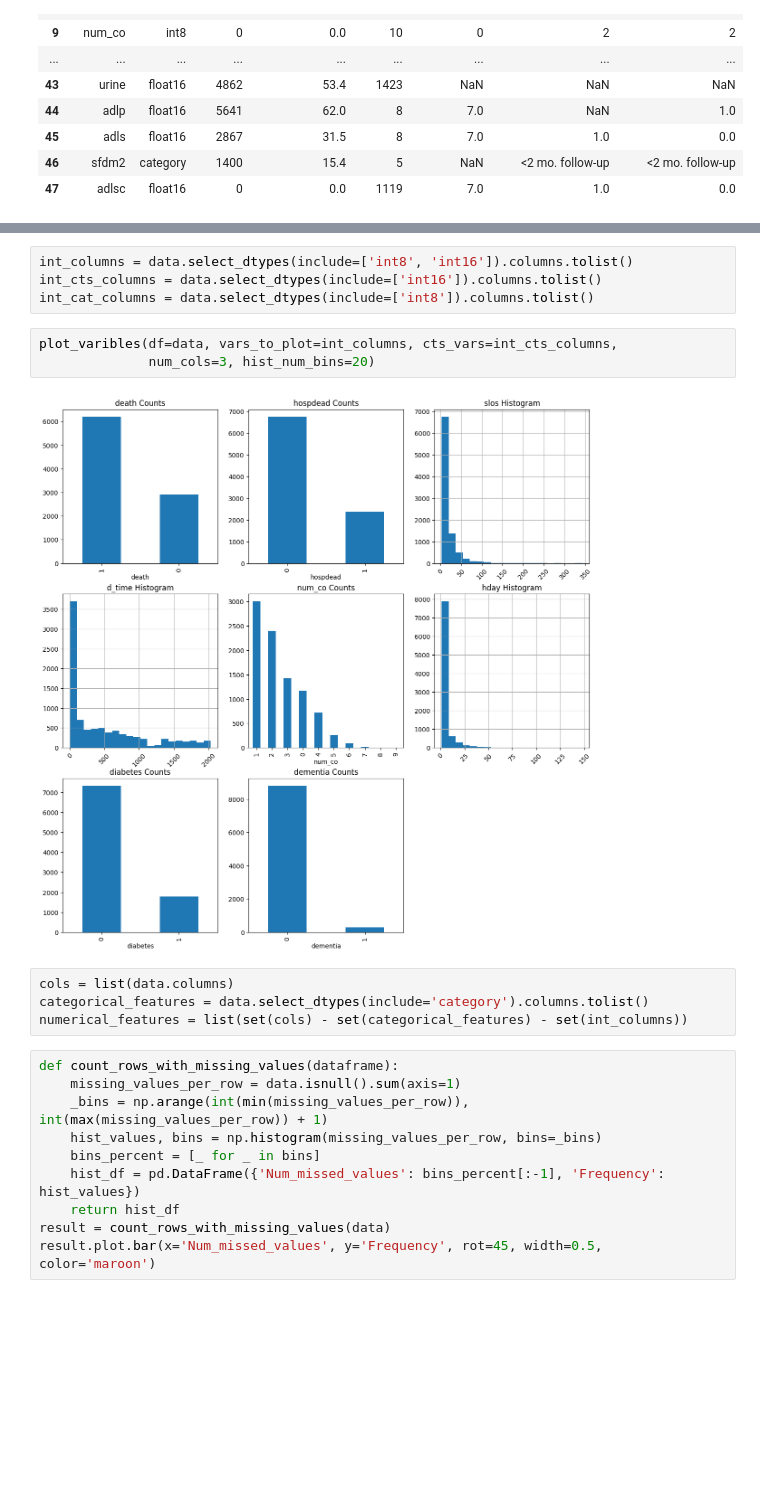
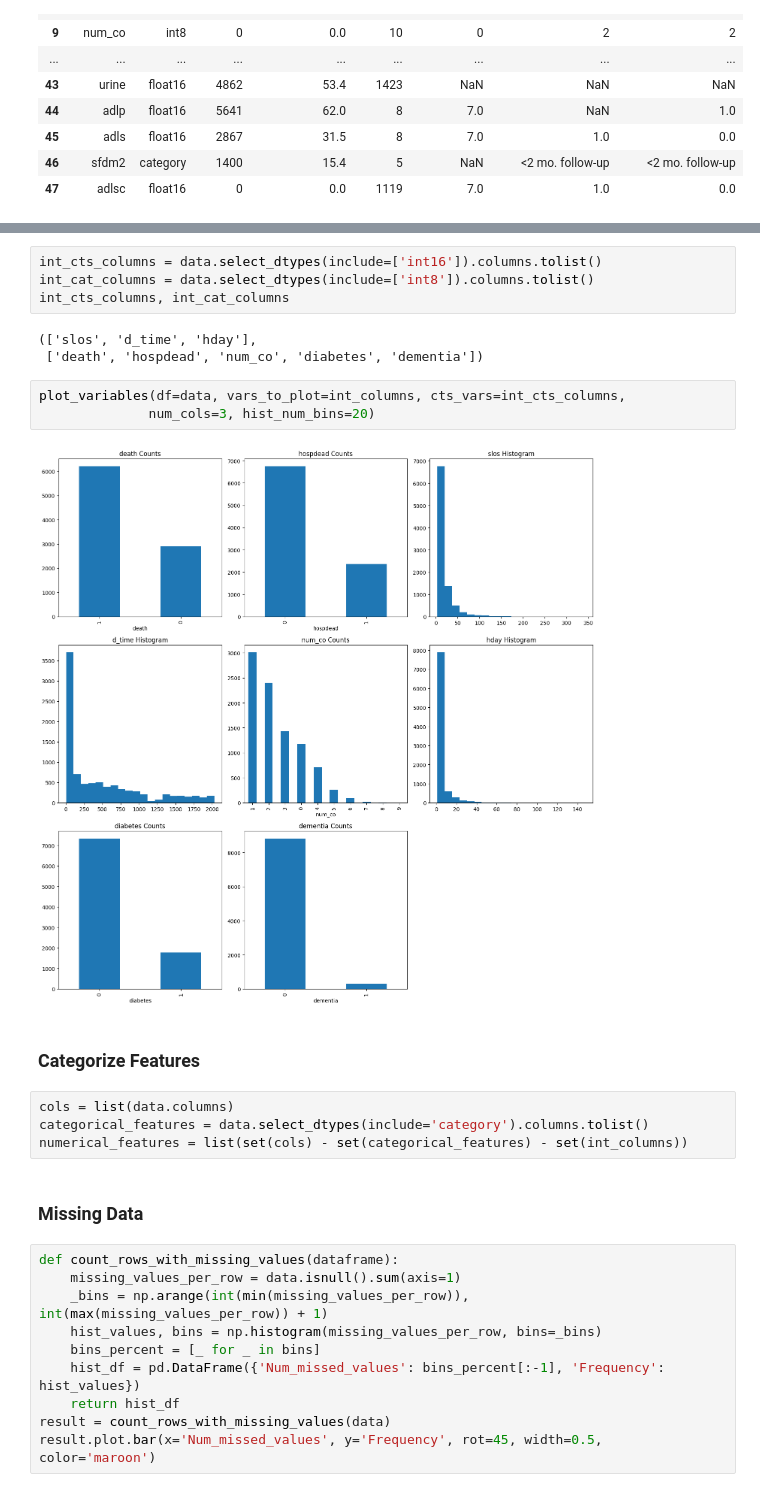
Before and after one commit to ariahosseini/TradML, a Jupyter notebook: ML_Health_and_Medicine.ipynb, the cells around one changed output, grey strips where cells are left out. Drawn from its saved outputs; the diff is of its cells as text; blank space fills up the shorter version.

```diff
--- a/ML_Health_and_Medicine.ipynb
+++ b/ML_Health_and_Medicine.ipynb
@@ -129,16 +131,23 @@ dtype: int64
 # %%
-int_columns = data.select_dtypes(include=['int8', 'int16']).columns.tolist()
 int_cts_columns = data.select_dtypes(include=['int16']).columns.tolist()
 int_cat_columns = data.select_dtypes(include=['int8']).columns.tolist()
+int_cts_columns, int_cat_columns
+# %% [output]
+(['slos', 'd_time', 'hday'],
+ ['death', 'hospdead', 'num_co', 'diabetes', 'dementia'])
 # %%
-plot_varibles(df=data, vars_to_plot=int_columns, cts_vars=int_cts_columns,
+plot_variables(df=data, vars_to_plot=int_columns, cts_vars=int_cts_columns,
               num_cols=3, hist_num_bins=20)
 # %% [output]
-[figure, old version]
+[figure, new version]
+# %% [markdown]
+### Categorize Features
 # %%
 cols = list(data.columns)
 categorical_features = data.select_dtypes(include='category').columns.tolist()
 numerical_features = list(set(cols) - set(categorical_features) - set(int_columns))
+# %% [markdown]
+### Missing Data
 # %%
 def count_rows_with_missing_values(dataframe):
     missing_values_per_row = data.isnull().sum(axis=1)
```
Also changed, not shown: parts of 42 cells of this notebook.
